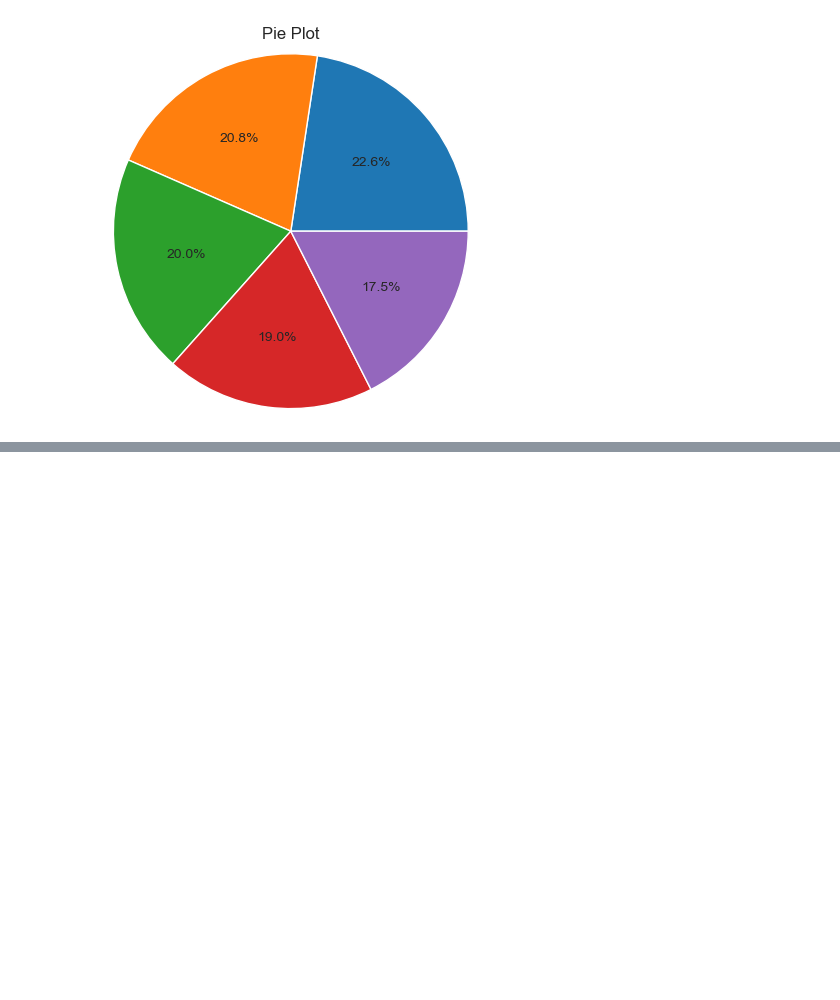
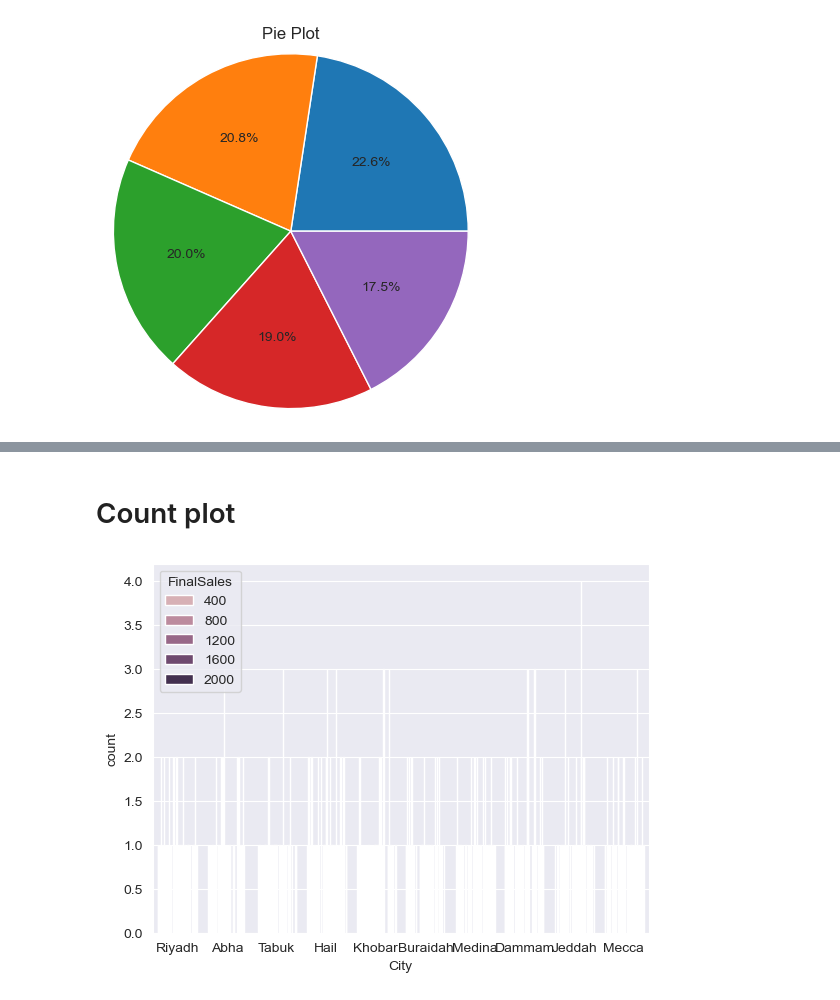
Before and after one commit to Abdullah-Hamad-Almousa/ArrayTesting, a Jupyter notebook: notes/Visualization.ipynb, the cells around one changed output, grey strips where cells are left out. Cells and saved outputs as stored; diff of their text form; code cells hidden in the pictures; blank space fills up the shorter version.

```diff
--- a/notes/Visualization.ipynb
+++ b/notes/Visualization.ipynb
@@ -191,0 +230,8 @@ plt.show()
+# %% [markdown]
+# Count plot
+# %%
+sns.countplot(data = df, x = 'City', hue = 'FinalSales')
+
+plt.show()
+# %% [output]
+[figure, added]
```
Also changed, not shown: parts of 39 cells of this notebook.
